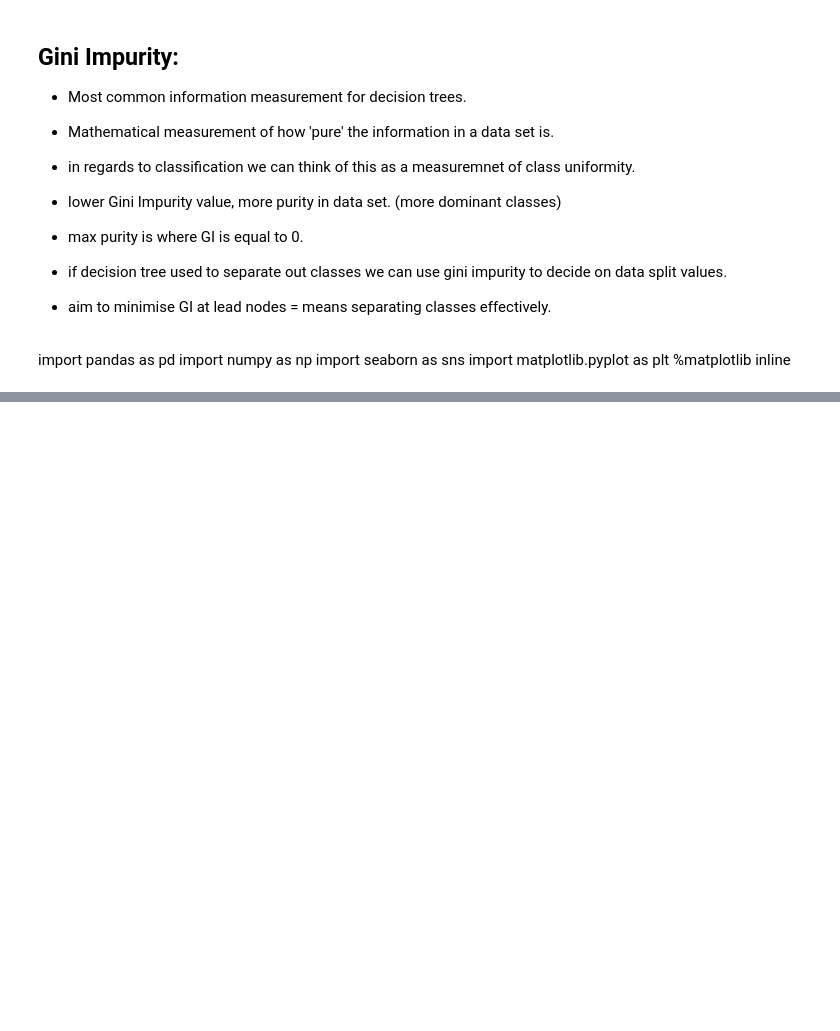
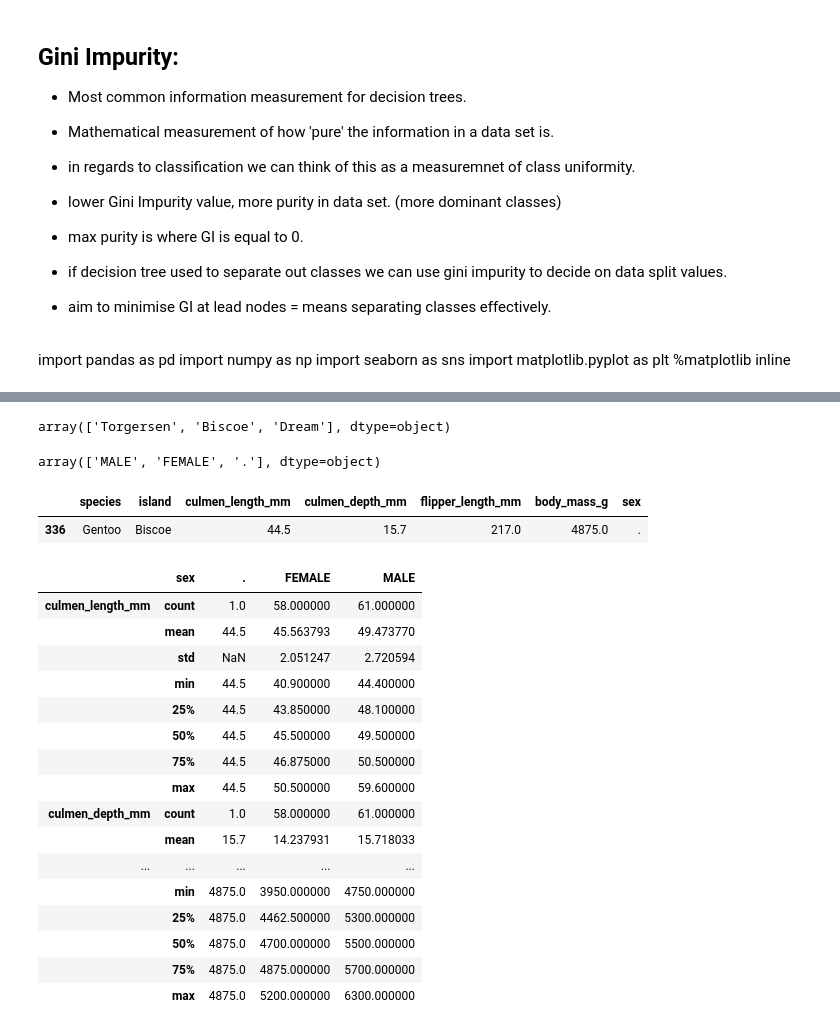
Before and after one commit to NadeemDin/ML-Tree-Based-Methods, a Jupyter notebook: Decision Tree Notes.ipynb, the cells around one changed output, grey strips where cells are left out. Drawn from its saved outputs; the diff is of its cells as text; code cells hidden in the pictures; blank space fills up the shorter version.

```diff
--- a/Decision Tree Notes.ipynb
+++ b/Decision Tree Notes.ipynb
@@ -31,0 +118,33 @@ import matplotlib.pyplot as plt
+# %%
+df['island'].unique()
+# %% [output]
+array(['Torgersen', 'Biscoe', 'Dream'], dtype=object)
+# %%
+df['sex'].unique()
+# %% [output]
+array(['MALE', 'FEMALE', '.'], dtype=object)
+# %%
+df[df['sex']=="."]
+# %% [output]
+|  | species | island | culmen_length_mm | culmen_depth_mm | flipper_length_mm | body_mass_g | sex |
+| 336 | Gentoo | Biscoe | 44.5 | 15.7 | 217.0 | 4875.0 | . |
+# %%
+df[df['species']=='Gentoo'].groupby('sex').describe().transpose()
+# %% [output]
+|  | sex | . | FEMALE | MALE |
+| culmen_length_mm | count | 1.0 | 58.000000 | 61.000000 |
+|  | mean | 44.5 | 45.563793 | 49.473770 |
+|  | std | NaN | 2.051247 | 2.720594 |
+|  | min | 44.5 | 40.900000 | 44.400000 |
+|  | 25% | 44.5 | 43.850000 | 48.100000 |
+|  | 50% | 44.5 | 45.500000 | 49.500000 |
+|  | 75% | 44.5 | 46.875000 | 50.500000 |
+|  | max | 44.5 | 50.500000 | 59.600000 |
+| culmen_depth_mm | count | 1.0 | 58.000000 | 61.000000 |
+|  | mean | 15.7 | 14.237931 | 15.718033 |
+| ... | ... | ... | ... | ... |
+|  | min | 4875.0 | 3950.000000 | 4750.000000 |
+|  | 25% | 4875.0 | 4462.500000 | 5300.000000 |
+|  | 50% | 4875.0 | 4700.000000 | 5500.000000 |
+|  | 75% | 4875.0 | 4875.000000 | 5700.000000 |
+|  | max | 4875.0 | 5200.000000 | 6300.000000 |
```
Also changed, not shown: parts of 22 cells of this notebook.
